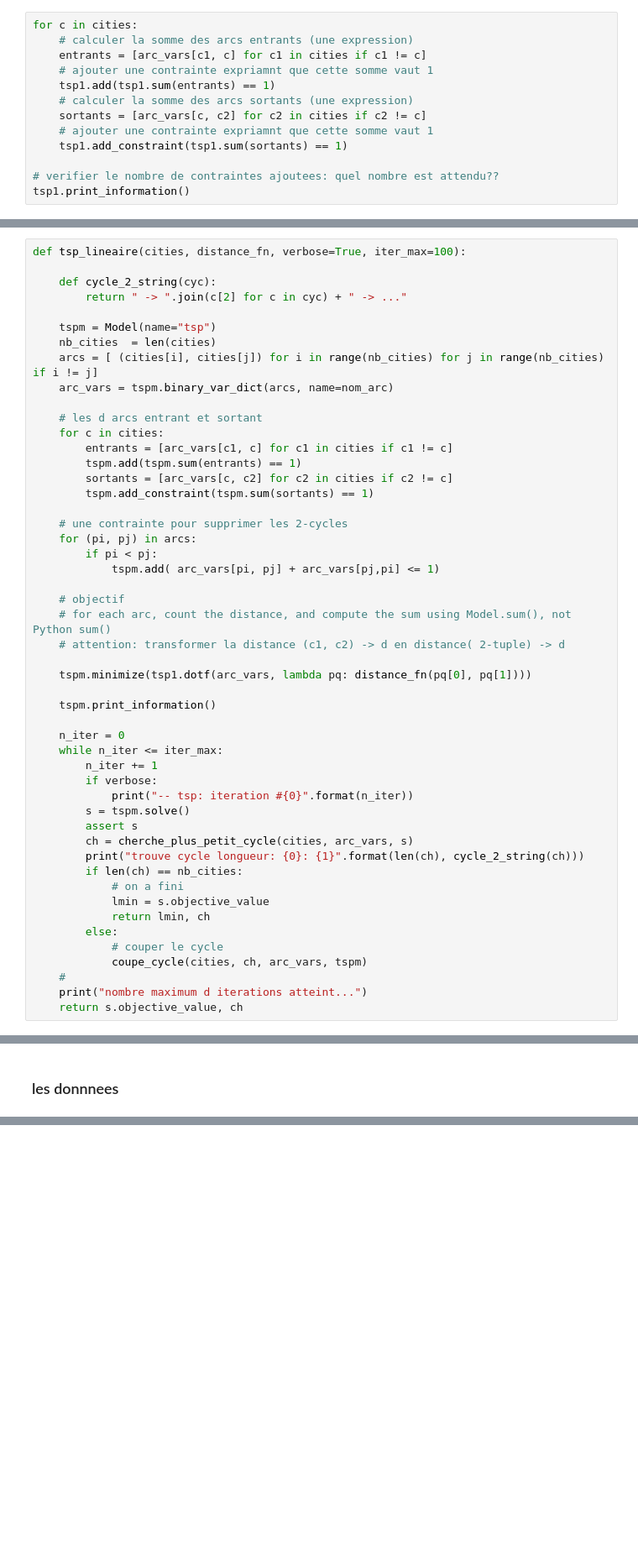
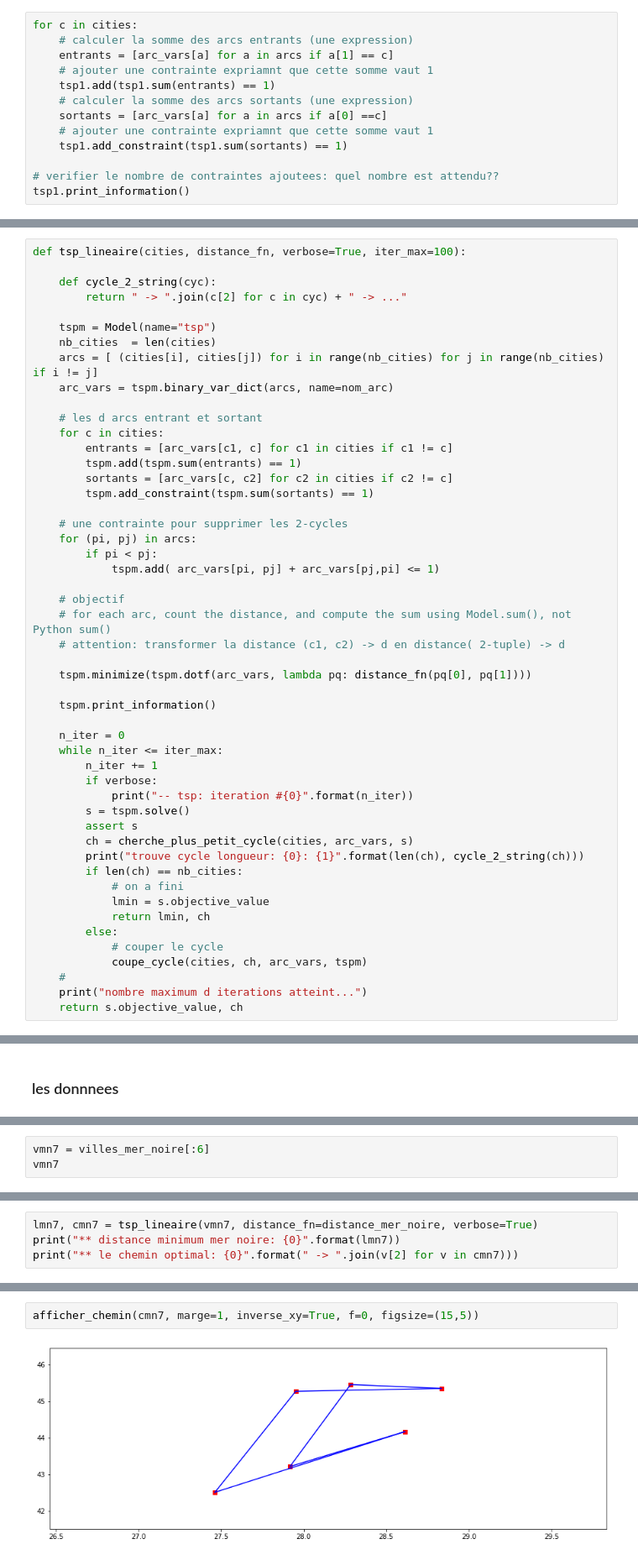
Before and after one commit to RaphaelCouronne/TravellingSalesmanProblem, a Jupyter notebook: src/new/jupyter/tsp_linprog.ipynb, the cells around one changed output, grey strips where cells are left out. Shown: that part at 84% size. Saved outputs shown, nothing was run; the diff lists cells and outputs as text; blank space fills up the shorter version.

```diff
--- a/src/new/jupyter/tsp_linprog.ipynb
+++ b/src/new/jupyter/tsp_linprog.ipynb
@@ -193,11 +221,11 @@ On verra que ces contraintes seules ne sont pas suffisantes, et qu il faudra en
 # %%
 for c in cities:
     # calculer la somme des arcs entrants (une expression)
-    entrants = [arc_vars[c1, c] for c1 in cities if c1 != c]
+    entrants = [arc_vars[a] for a in arcs if a[1] == c]
     # ajouter une contrainte expriamnt que cette somme vaut 1
     tsp1.add(tsp1.sum(entrants) == 1)
     # calculer la somme des arcs sortants (une expression)
-    sortants = [arc_vars[c, c2] for c2 in cities if c2 != c]
+    sortants = [arc_vars[a] for a in arcs if a[0] ==c]
     # ajouter une contrainte expriamnt que cette somme vaut 1
     tsp1.add_constraint(tsp1.sum(sortants) == 1)
 
@@ -577,7 +607,7 @@ def tsp_lineaire(cities, distance_fn, verbose=True, iter_max=100):
     # for each arc, count the distance, and compute the sum using Model.sum(), not Python sum()
     # attention: transformer la distance (c1, c2) -> d en distance( 2-tuple) -> d
 
-    tspm.minimize(tsp1.dotf(arc_vars, lambda pq: distance_fn(pq[0], pq[1])))
+    tspm.minimize(tspm.dotf(arc_vars, lambda pq: distance_fn(pq[0], pq[1])))
 
     tspm.print_information()
 
@@ -718,3 +749,6 @@ trouve cycle longueur: 8: varna -> prague -> burgas -> braila -> izmail -> reni
 afficher_chemin(cmn, marge=1, inverse_xy=True, f=0, figsize=(15,5))
 # %% [output]
 [figure]
+# %%
+vmn7 = villes_mer_noire[:6]
+vmn7
@@ -720,0 +762,4 @@ afficher_chemin(cmn, marge=1, inverse_xy=True, f=0, figsize=(15,5))
+# %%
+lmn7, cmn7 = tsp_lineaire(vmn7, distance_fn=distance_mer_noire, verbose=True)
+print("** distance minimum mer noire: {0}".format(lmn7))
+print("** le chemin optimal: {0}".format(" -> ".join(v[2] for v in cmn7)))
@@ -720,0 +779,4 @@ afficher_chemin(cmn, marge=1, inverse_xy=True, f=0, figsize=(15,5))
+# %%
+afficher_chemin(cmn7, marge=1, inverse_xy=True, f=0, figsize=(15,5))
+# %% [output]
+[figure, added]
```
Also changed, not shown: parts of 12 cells of this notebook.
